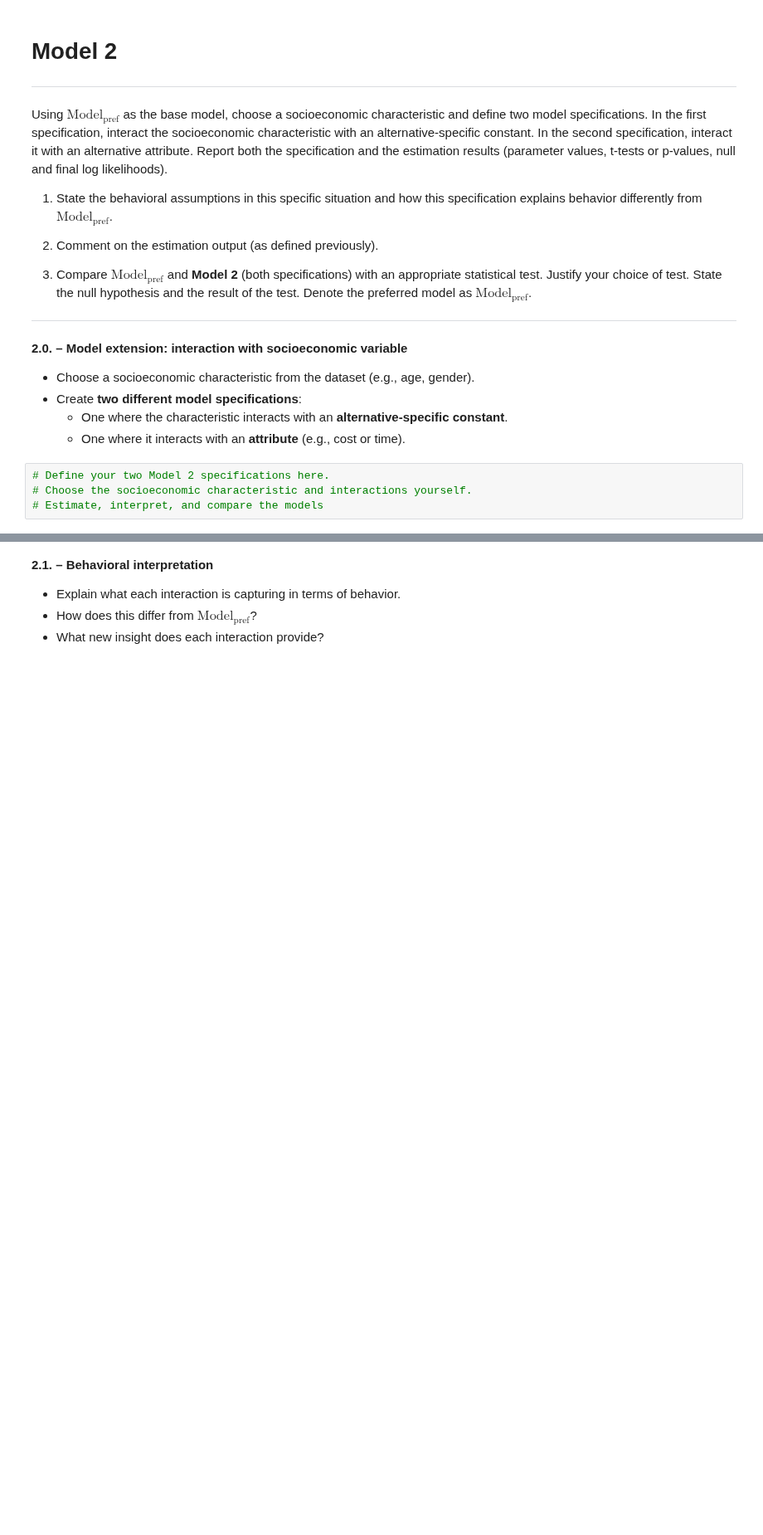
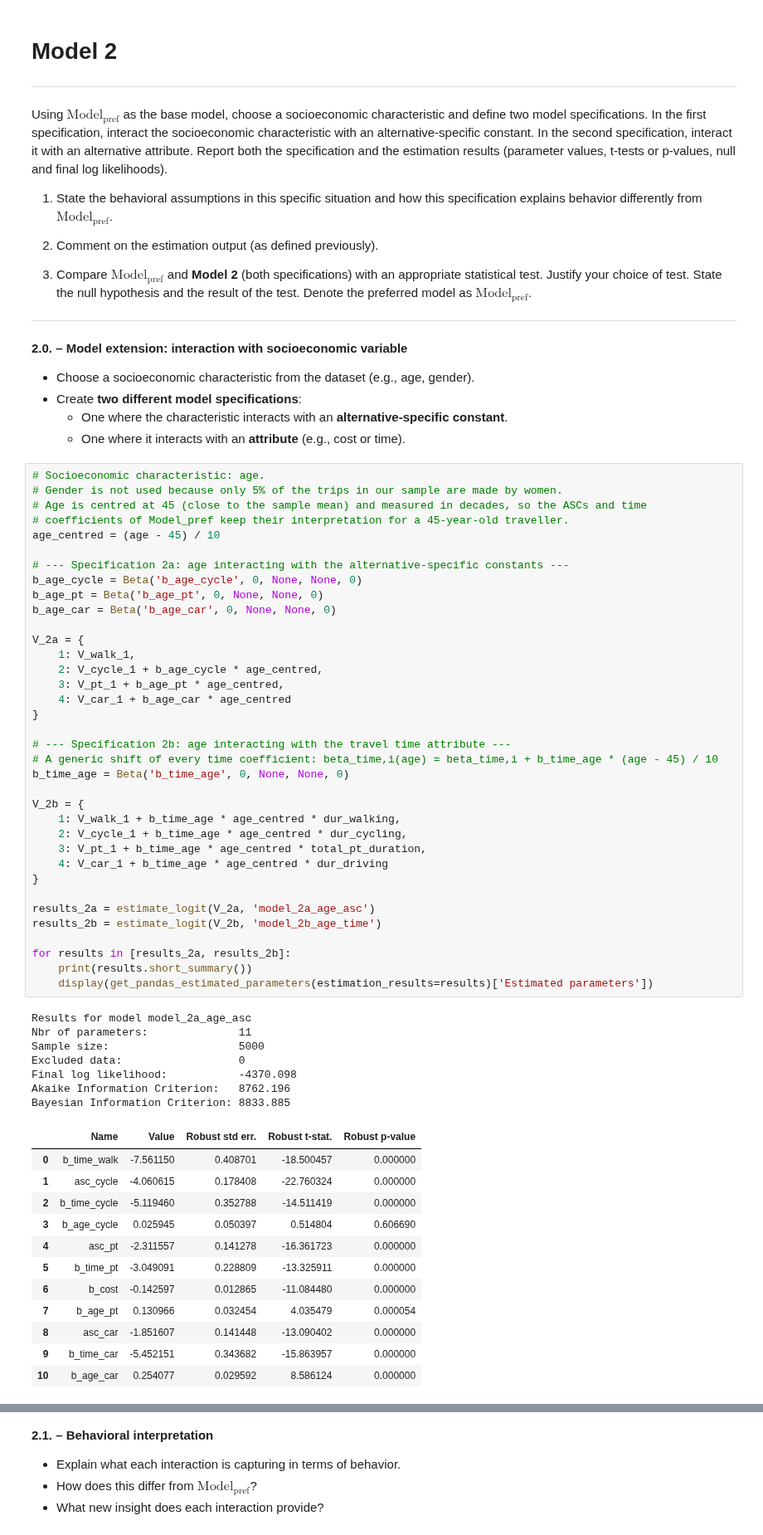
Before and after one commit to PabloSarro/london-mode-choice, a Jupyter notebook: src/assignment.ipynb, the cells around one changed output, grey strips where cells are left out. Shown at 83% size. Saved outputs shown, nothing was run; the diff lists cells and outputs as text; blank space fills up the shorter version.

```diff
--- a/src/assignment.ipynb
+++ b/src/assignment.ipynb
@@ -252,6 +420,58 @@ Using $\text{Model}_\text{pref}$ as the base model, choose a socioeconomic chara
   - One where the characteristic interacts with an **alternative-specific constant**.
   - One where it interacts with an **attribute** (e.g., cost or time).
 # %%
-# Define your two Model 2 specifications here.
-# Choose the socioeconomic characteristic and interactions yourself.
-# Estimate, interpret, and compare the models
+# Socioeconomic characteristic: age.
+# Gender is not used because only 5% of the trips in our sample are made by women.
+# Age is centred at 45 (close to the sample mean) and measured in decades, so the ASCs and time
+# coefficients of Model_pref keep their interpretation for a 45-year-old traveller.
+age_centred = (age - 45) / 10
+
+# --- Specification 2a: age interacting with the alternative-specific constants ---
+b_age_cycle = Beta('b_age_cycle', 0, None, None, 0)
+b_age_pt = Beta('b_age_pt', 0, None, None, 0)
+b_age_car = Beta('b_age_car', 0, None, None, 0)
+
+V_2a = {
+    1: V_walk_1,
+    2: V_cycle_1 + b_age_cycle * age_centred,
+    3: V_pt_1 + b_age_pt * age_centred,
+    4: V_car_1 + b_age_car * age_centred
+}
+
+# --- Specification 2b: age interacting with the travel time attribute ---
+# A generic shift of every time coefficient: beta_time,i(age) = beta_time,i + b_time_age * (age - 45) / 10
+b_time_age = Beta('b_time_age', 0, None, None, 0)
+
+V_2b = {
+    1: V_walk_1 + b_time_age * age_centred * dur_walking,
+    2: V_cycle_1 + b_time_age * age_centred * dur_cycling,
+    3: V_pt_1 + b_time_age * age_centred * total_pt_duration,
+    4: V_car_1 + b_time_age * age_centred * dur_driving
+}
+
+results_2a = estimate_logit(V_2a, 'model_2a_age_asc')
+results_2b = estimate_logit(V_2b, 'model_2b_age_time')
+
+for results in [results_2a, results_2b]:
+    print(results.short_summary())
+    display(get_pandas_estimated_parameters(estimation_results=results)['Estimated parameters'])
+# %% [output]
+Results for model model_2a_age_asc
+Nbr of parameters:              11
+Sample size:                    5000
+Excluded data:                  0
+Final log likelihood:           -4370.098
+Akaike Information Criterion:   8762.196
+Bayesian Information Criterion: 8833.885
+|  | Name | Value | Robust std err. | Robust t-stat. | Robust p-value |
+| 0 | b_time_walk | -7.561150 | 0.408701 | -18.500457 | 0.000000 |
+| 1 | asc_cycle | -4.060615 | 0.178408 | -22.760324 | 0.000000 |
+| 2 | b_time_cycle | -5.119460 | 0.352788 | -14.511419 | 0.000000 |
+| 3 | b_age_cycle | 0.025945 | 0.050397 | 0.514804 | 0.606690 |
+| 4 | asc_pt | -2.311557 | 0.141278 | -16.361723 | 0.000000 |
+| 5 | b_time_pt | -3.049091 | 0.228809 | -13.325911 | 0.000000 |
+| 6 | b_cost | -0.142597 | 0.012865 | -11.084480 | 0.000000 |
+| 7 | b_age_pt | 0.130966 | 0.032454 | 4.035479 | 0.000054 |
+| 8 | asc_car | -1.851607 | 0.141448 | -13.090402 | 0.000000 |
+| 9 | b_time_car | -5.452151 | 0.343682 | -15.863957 | 0.000000 |
+| 10 | b_age_car | 0.254077 | 0.029592 | 8.586124 | 0.000000 |
```
Also changed, not shown: parts of 27 cells of this notebook, 13 other files.
